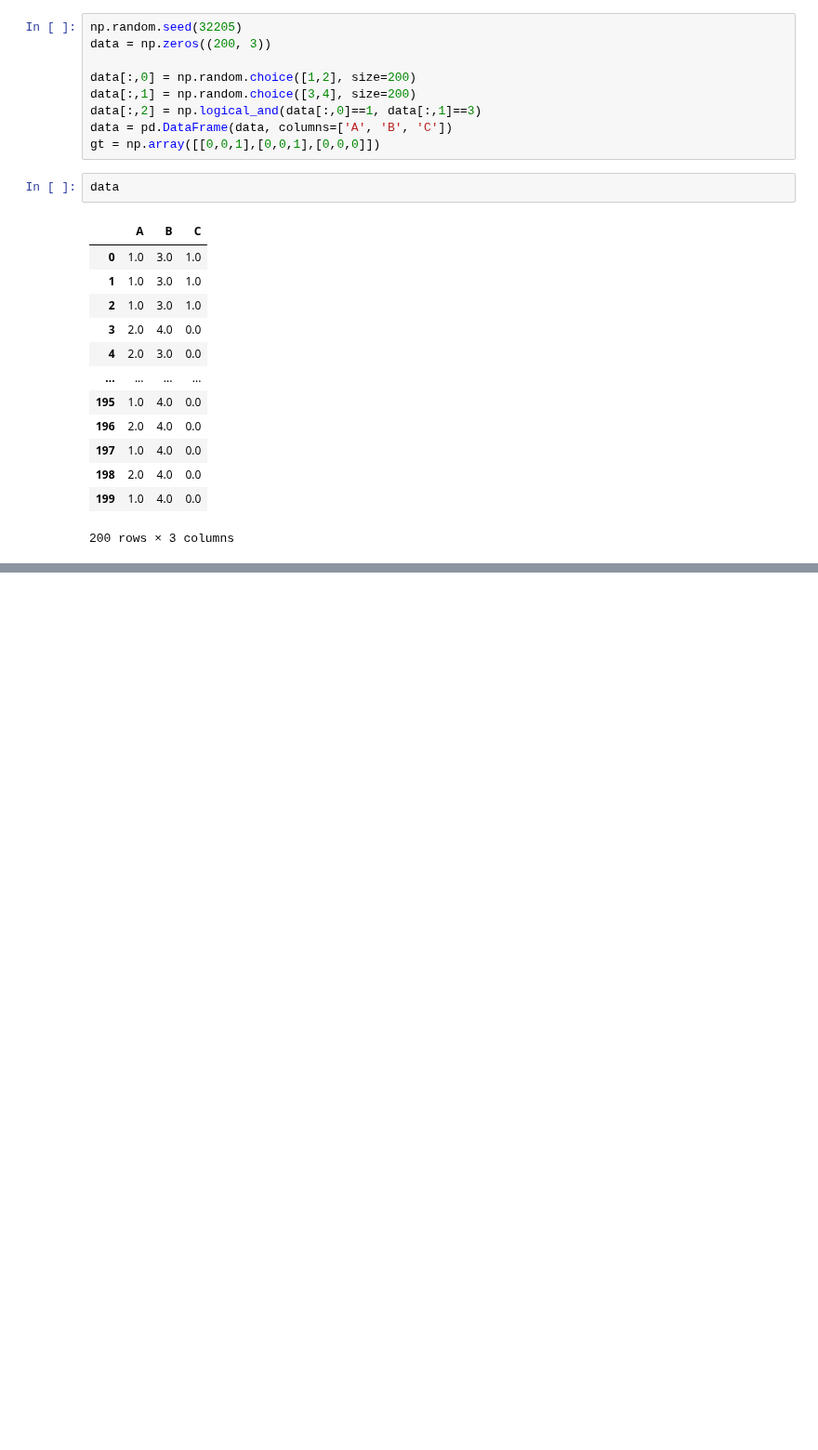
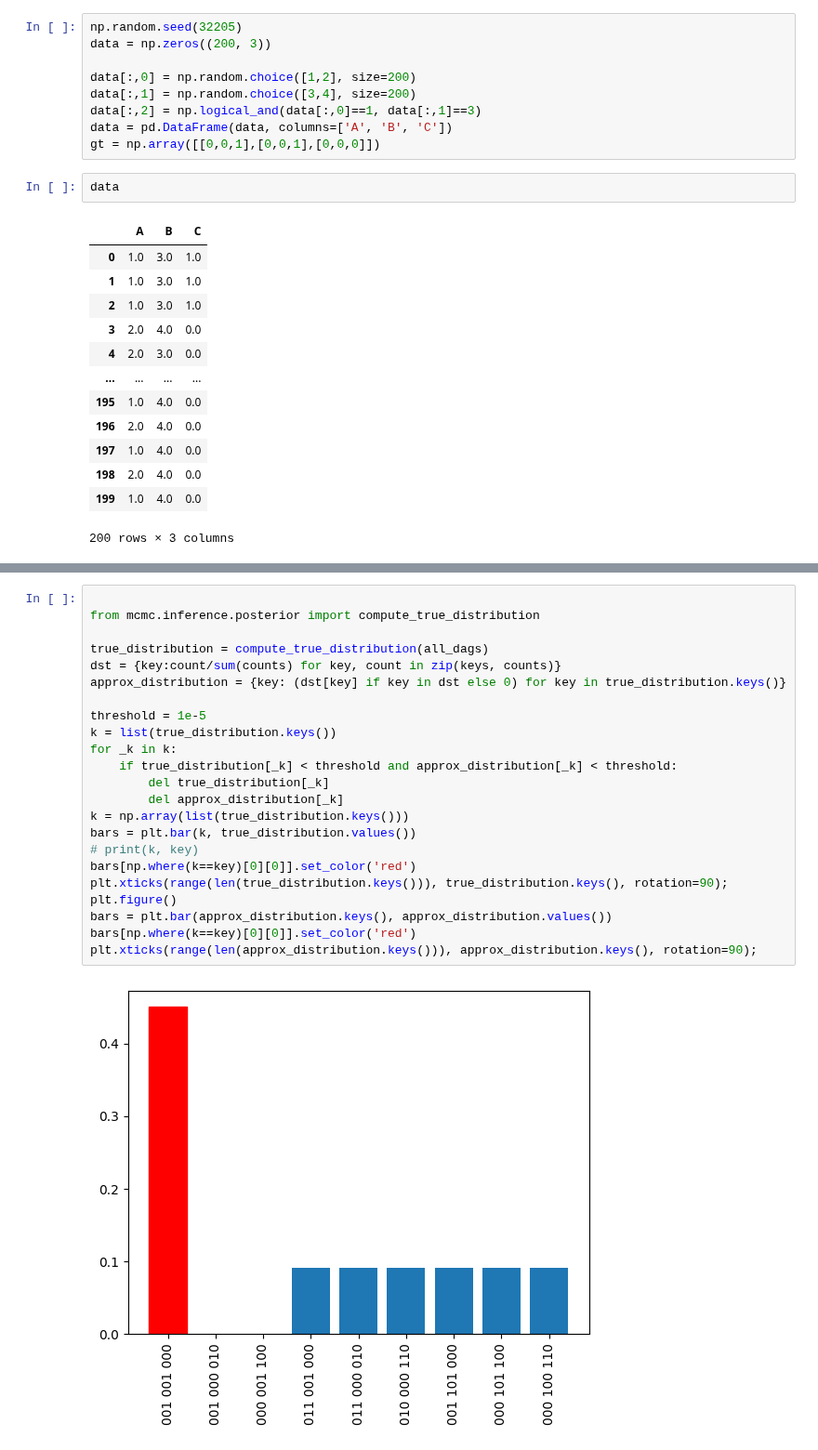
Before and after one commit to human-technology-institute/structure_learning, a Jupyter notebook: examples/partition_mcmc_bde.ipynb, the cells around one changed output, grey strips where cells are left out. Shown at 93% size. Drawn from its saved outputs; the diff is of its cells as text; blank space fills up the shorter version.

```diff
--- a/examples/partition_mcmc_bde.ipynb
+++ b/examples/partition_mcmc_bde.ipynb
@@ -109,0 +100,25 @@ print(true_score)
+# %%
+
+from mcmc.inference.posterior import compute_true_distribution
+
+true_distribution = compute_true_distribution(all_dags)
+dst = {key:count/sum(counts) for key, count in zip(keys, counts)}
+approx_distribution = {key: (dst[key] if key in dst else 0) for key in true_distribution.keys()}
+
+threshold = 1e-5
+k = list(true_distribution.keys())
+for _k in k:
+    if true_distribution[_k] < threshold and approx_distribution[_k] < threshold:
+        del true_distribution[_k]
+        del approx_distribution[_k]
+k = np.array(list(true_distribution.keys()))
+bars = plt.bar(k, true_distribution.values())
+# print(k, key)
+bars[np.where(k==key)[0][0]].set_color('red')
+plt.xticks(range(len(true_distribution.keys())), true_distribution.keys(), rotation=90);
+plt.figure()
+bars = plt.bar(approx_distribution.keys(), approx_distribution.values())
+bars[np.where(k==key)[0][0]].set_color('red')
+plt.xticks(range(len(approx_distribution.keys())), approx_distribution.keys(), rotation=90);
+# %% [output]
+[figure, added]
```
Also changed, not shown: parts of 8 cells of this notebook, 6 other files.
